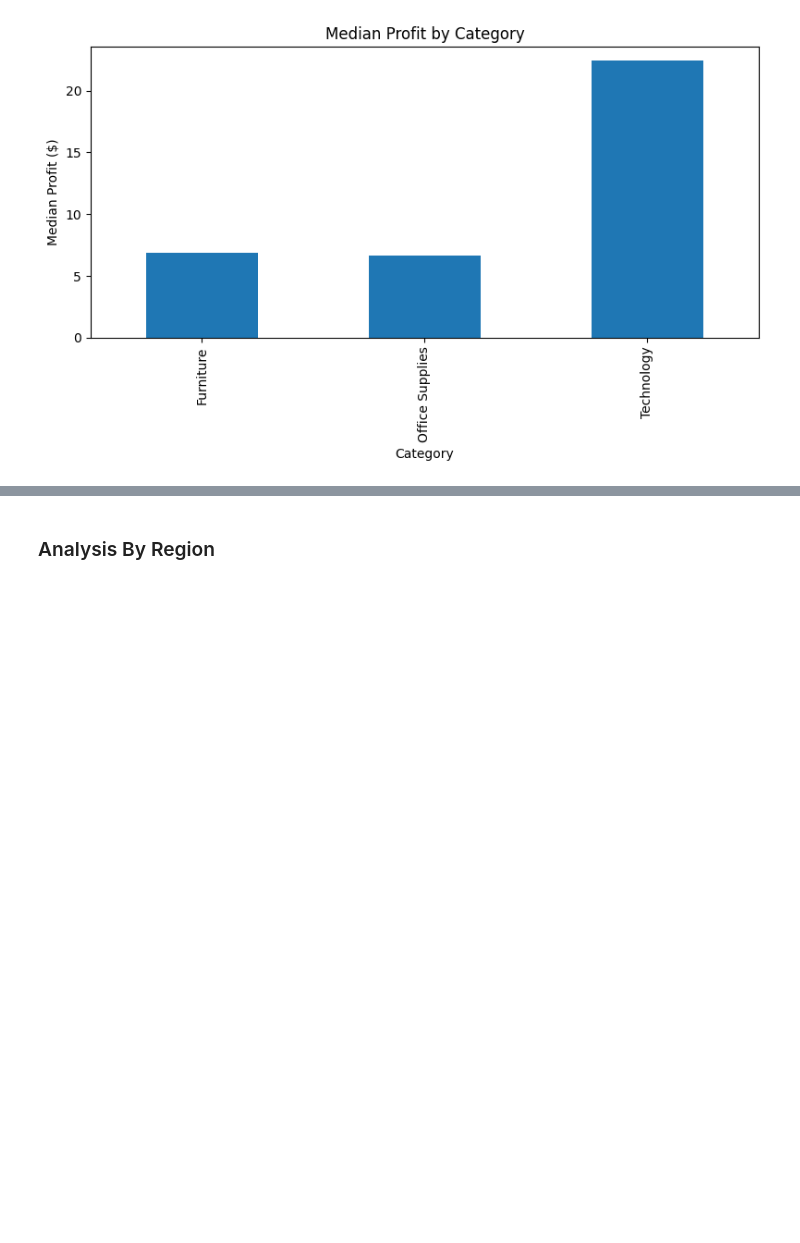
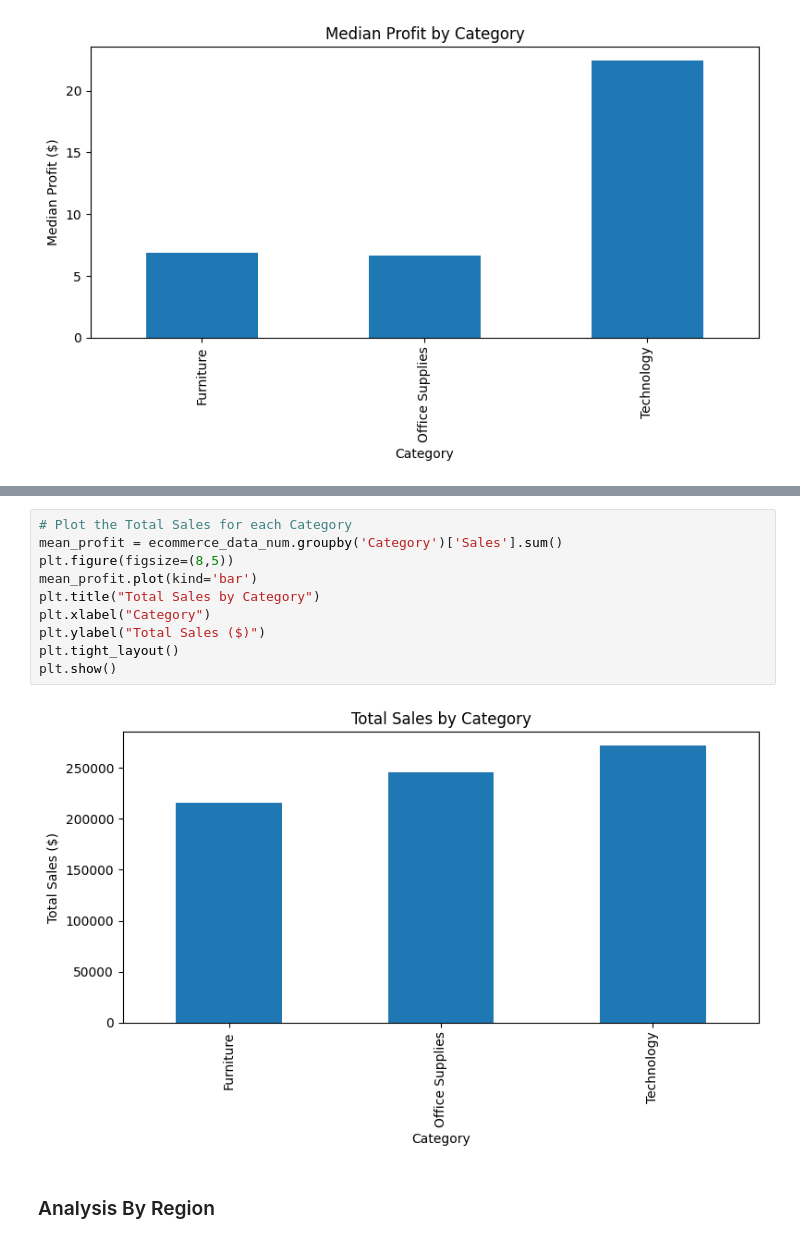
Before and after one commit to Haleymussary00/Module-B-semester-2, a Jupyter notebook: Week4.ipynb, the cells around one changed output, grey strips where cells are left out. Drawn from its saved outputs; the diff is of its cells as text; blank space fills up the shorter version.

```diff
--- a/Week4.ipynb
+++ b/Week4.ipynb
@@ -183,3 +220,15 @@ plt.show()
+# %%
+# Plot the Total Sales for each Category
+mean_profit = ecommerce_data_num.groupby('Category')['Sales'].sum()
+plt.figure(figsize=(8,5))
+mean_profit.plot(kind='bar')
+plt.title("Total Sales by Category")
+plt.xlabel("Category")
+plt.ylabel("Total Sales ($)")
+plt.tight_layout()
+plt.show()
+# %% [output]
+[figure, added]
 # %% [markdown]
 ### Analysis By Region
 # %%
```
Also changed, not shown: parts of 15 cells of this notebook.
